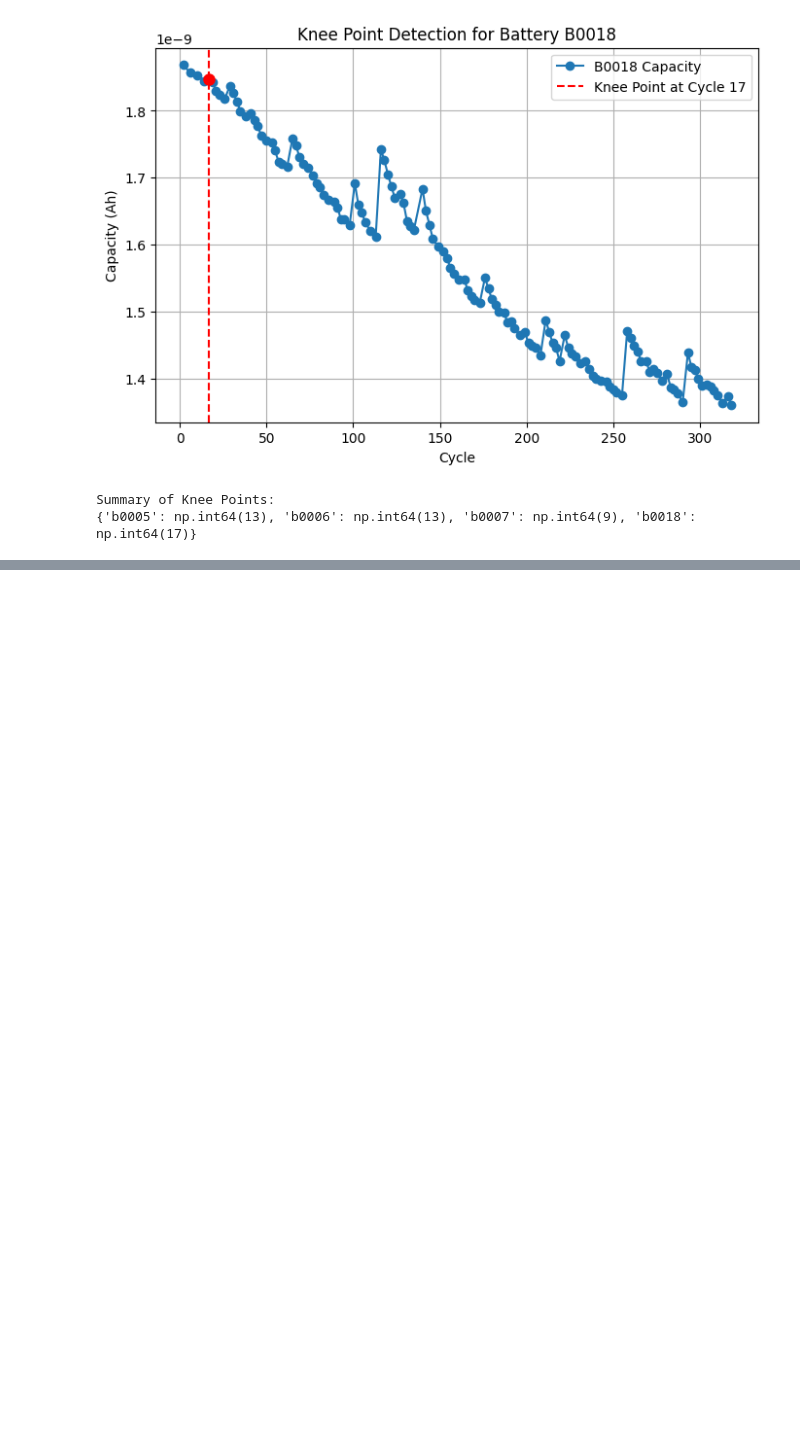
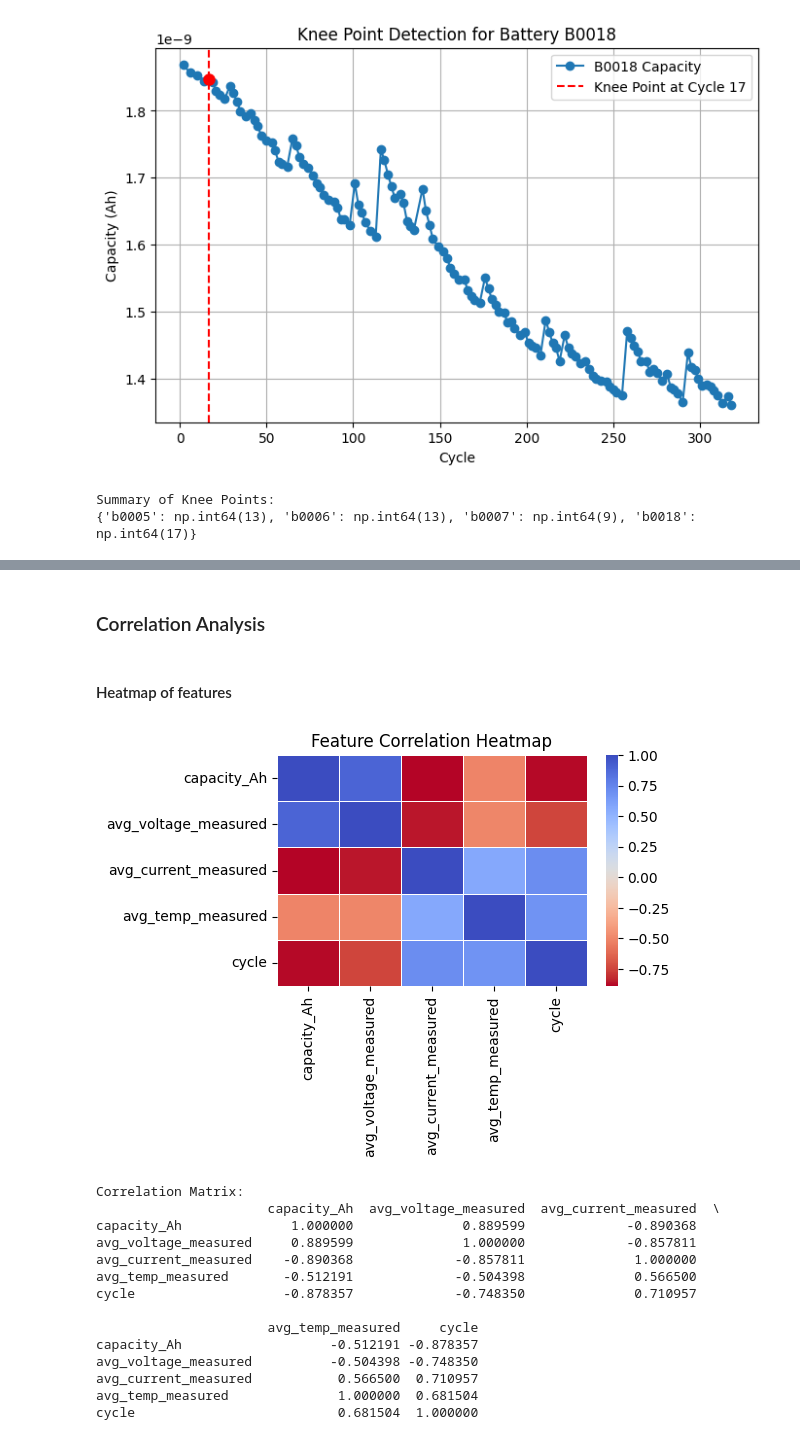
Before and after one commit to aravindhkrishnan09/Data-Science-and-Engineering-Analytics, a Jupyter notebook: Capstone_Project/jupyter_notebooks/EV_Battery_Health_Prediction.ipynb, the cells around one changed output, grey strips where cells are left out. Cells and saved outputs as stored; diff of their text form; code cells hidden in the pictures; blank space fills up the shorter version.

```diff
--- a/Capstone_Project/jupyter_notebooks/EV_Battery_Health_Prediction.ipynb
+++ b/Capstone_Project/jupyter_notebooks/EV_Battery_Health_Prediction.ipynb
@@ -958,0 +950,65 @@ Summary of Knee Points:
+# %% [markdown]
+### Correlation Analysis
+# %% [markdown]
+#### Heatmap of features
+# %%
+import seaborn as sns
+import matplotlib.pyplot as plt
+
+discharge_df = df[df['type'] == 'discharge'].copy()
+
+features_df = discharge_df.groupby(['battery_name', 'cycle']).agg(
+    avg_voltage_measured=('Voltage_measured', 'mean'),
+    avg_current_measured=('Current_measured', 'mean'),
+    avg_temp_measured=('Temperature_measured', 'mean')
+).reset_index()
+
+# Merge the aggregated features with the capacity degradation data.
+# The 'cap_deg' DataFrame has the final capacity for each discharge cycle.
+final_df = pd.merge(
+    features_df,
+    cap_deg,
+    on=['battery_name', 'cycle']
+)
+
+correlation_cols = [
+    'capacity_Ah',
+    'avg_voltage_measured',
+    'avg_current_measured',
+    'avg_temp_measured',
+    'cycle' # Include cycle number to see its correlation with other features
+]
+corr_df = final_df[correlation_cols]
+
+correlation_matrix = corr_df.corr()
+
+plt.figure(figsize=(5, 3))
+sns.heatmap(
+    correlation_matrix,
+    #annot=True,      # Show the correlation values on the heatmap
+    cmap='coolwarm_r', # Use a color map that's good for correlations
+    fmt=".2f",       # Format the numbers to two decimal places
+    linewidths=.5
+)
+plt.title('Feature Correlation Heatmap')
+plt.show()
+
+# Display the correlation matrix as a table
+print("Correlation Matrix:")
+print(correlation_matrix)
+# %% [output]
+[figure, added]
+Correlation Matrix:
+                      capacity_Ah  avg_voltage_measured  avg_current_measured  \
+capacity_Ah              1.000000              0.889599             -0.890368
+avg_voltage_measured     0.889599              1.000000             -0.857811
+avg_current_measured    -0.890368             -0.857811              1.000000
+avg_temp_measured       -0.512191             -0.504398              0.566500
+cycle                   -0.878357             -0.748350              0.710957
+
+                      avg_temp_measured     cycle
+capacity_Ah                   -0.512191 -0.878357
+avg_voltage_measured          -0.504398 -0.748350
+avg_current_measured           0.566500  0.710957
+avg_temp_measured              1.000000  0.681504
+cycle                          0.681504  1.000000
```
Also changed, not shown: parts of 25 cells of this notebook.
